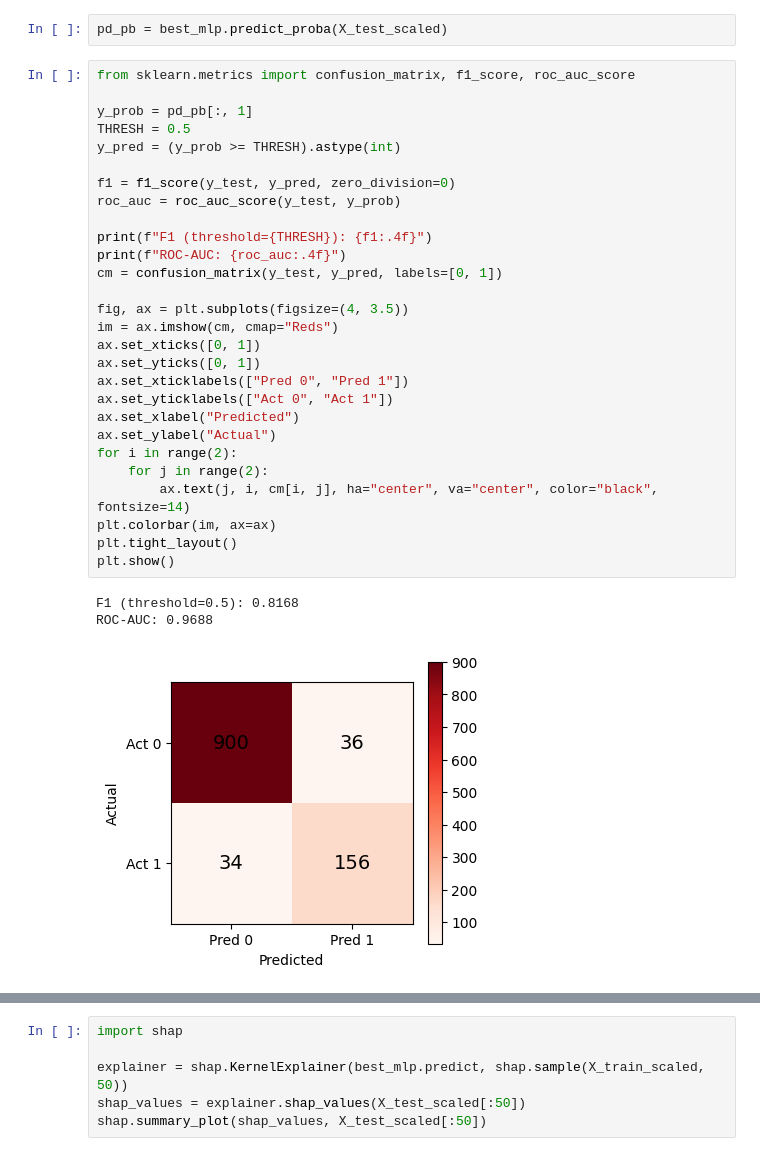
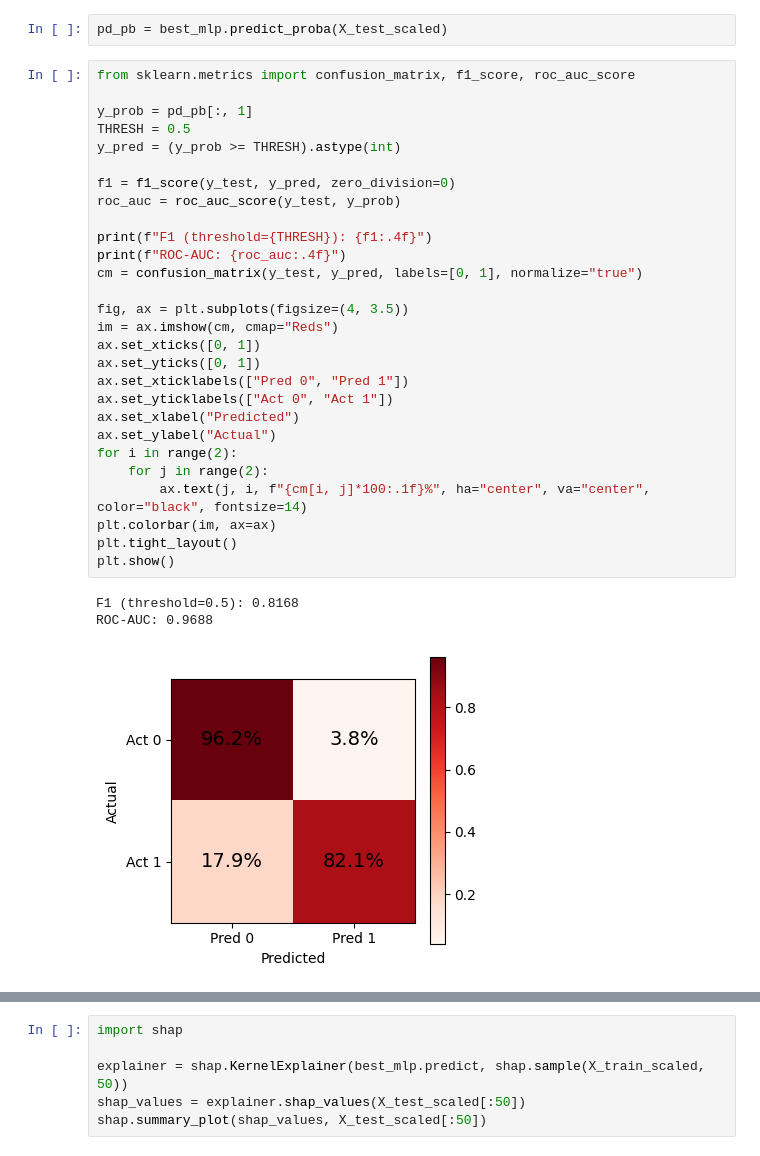
Before and after one commit to SKNETWORKS-FAMILY-AICAMP/SKN27-2nd-4TEAM, a Jupyter notebook: src/modeling/MLP.ipynb, the cells around one changed output, grey strips where cells are left out. Drawn from its saved outputs; the diff is of its cells as text.

```diff
--- a/src/modeling/MLP.ipynb
+++ b/src/modeling/MLP.ipynb
@@ -123,35 +116,35 @@ pd_pb = best_mlp.predict_proba(X_test_scaled)
 # %%
 from sklearn.metrics import confusion_matrix, f1_score, roc_auc_score
 
 y_prob = pd_pb[:, 1]
 THRESH = 0.5
 y_pred = (y_prob >= THRESH).astype(int)
 
 f1 = f1_score(y_test, y_pred, zero_division=0)
 roc_auc = roc_auc_score(y_test, y_prob)
 
 print(f"F1 (threshold={THRESH}): {f1:.4f}")
 print(f"ROC-AUC: {roc_auc:.4f}")
-cm = confusion_matrix(y_test, y_pred, labels=[0, 1])
+cm = confusion_matrix(y_test, y_pred, labels=[0, 1], normalize="true")
 
 fig, ax = plt.subplots(figsize=(4, 3.5))
 im = ax.imshow(cm, cmap="Reds")
 ax.set_xticks([0, 1])
 ax.set_yticks([0, 1])
 ax.set_xticklabels(["Pred 0", "Pred 1"])
 ax.set_yticklabels(["Act 0", "Act 1"])
 ax.set_xlabel("Predicted")
 ax.set_ylabel("Actual")
 for i in range(2):
     for j in range(2):
-        ax.text(j, i, cm[i, j], ha="center", va="center", color="black", fontsize=14)
+        ax.text(j, i, f"{cm[i, j]*100:.1f}%", ha="center", va="center", color="black", fontsize=14)
 plt.colorbar(im, ax=ax)
 plt.tight_layout()
 plt.show()
 # %% [output]
 F1 (threshold=0.5): 0.8168
 ROC-AUC: 0.9688
-[figure, old version]
+[figure, new version]
 # %%
 from pathlib import Path
 import joblib
```
Also changed, not shown: parts of 3 cells of this notebook, 8 other files.
